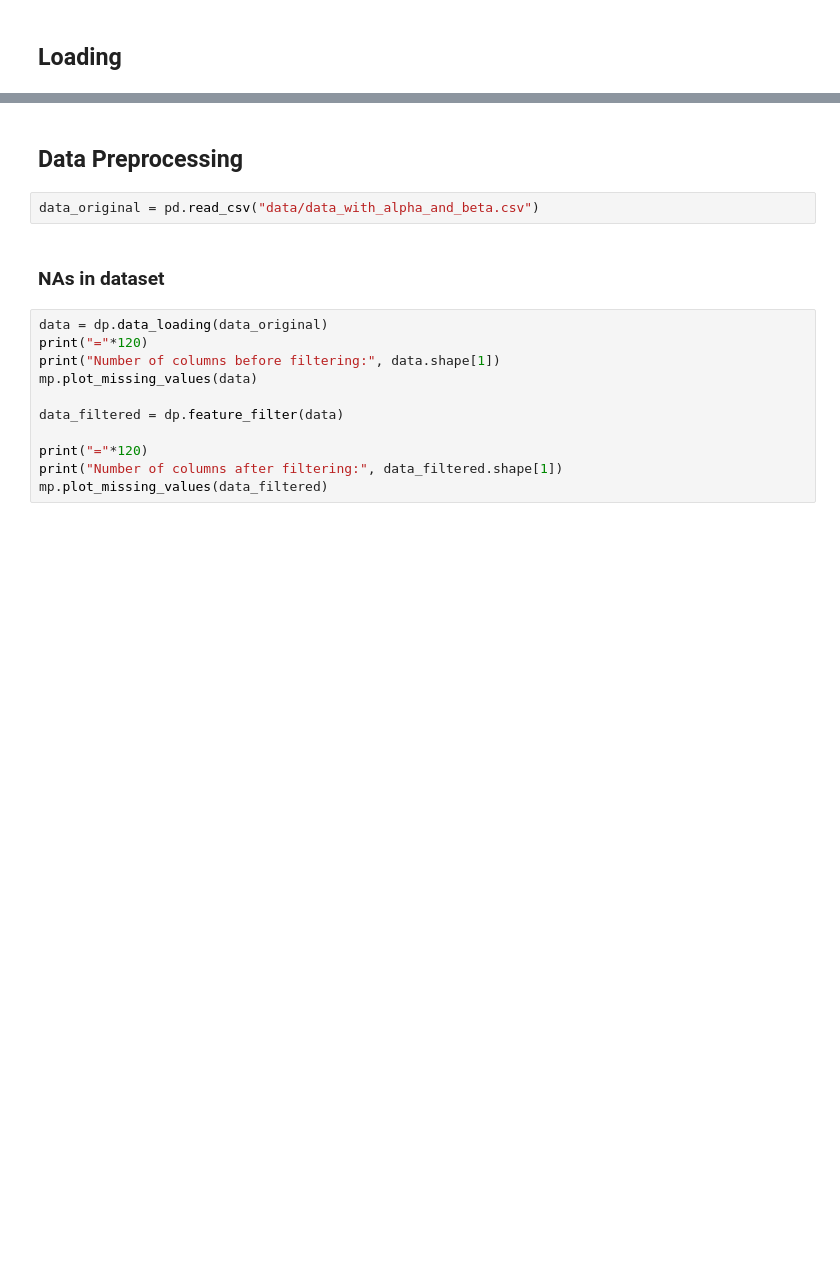
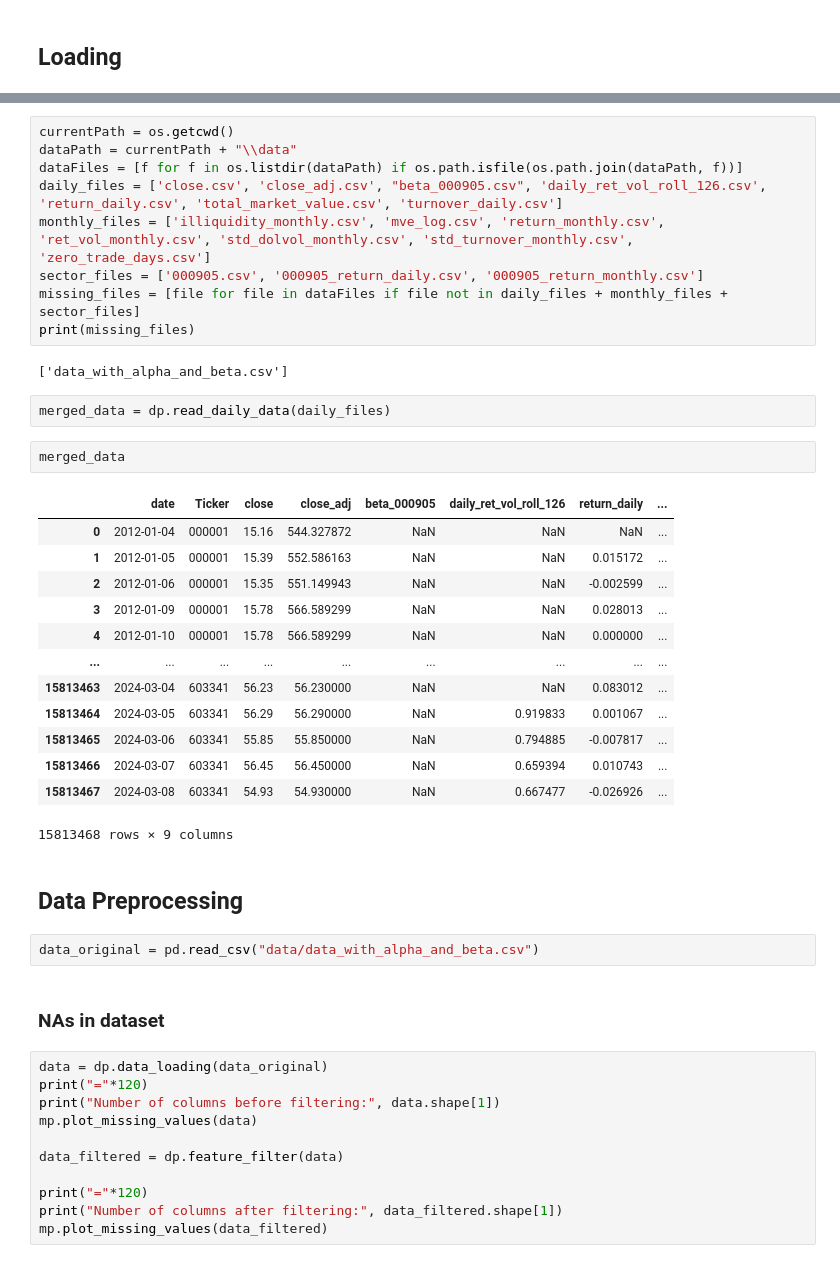
Before and after one commit to howie-zeng/Chinese-Stock-Market-Analysis--Long-Term-Trends, a Jupyter notebook: test.ipynb, the cells around one changed output, grey strips where cells are left out. Drawn from its saved outputs; the diff is of its cells as text; blank space fills up the shorter version.

Commit message:
update data reading functions

```diff
--- a/test.ipynb
+++ b/test.ipynb
@@ -29,3 +28,32 @@ default_max_rows = pd.get_option('display.max_rows')
+# %%
+currentPath = os.getcwd()
+dataPath = currentPath + "\\data"
+dataFiles = [f for f in os.listdir(dataPath) if os.path.isfile(os.path.join(dataPath, f))]
+daily_files = ['close.csv', 'close_adj.csv', "beta_000905.csv", 'daily_ret_vol_roll_126.csv', 'return_daily.csv', 'total_market_value.csv', 'turnover_daily.csv']
+monthly_files = ['illiquidity_monthly.csv', 'mve_log.csv', 'return_monthly.csv', 'ret_vol_monthly.csv', 'std_dolvol_monthly.csv', 'std_turnover_monthly.csv', 'zero_trade_days.csv']
+sector_files = ['000905.csv', '000905_return_daily.csv', '000905_return_monthly.csv']
+missing_files = [file for file in dataFiles if file not in daily_files + monthly_files + sector_files]
+print(missing_files)
+# %% [output]
+['data_with_alpha_and_beta.csv']
+# %%
+merged_data = dp.read_daily_data(daily_files)
+# %%
+merged_data
+# %% [output]
+|  | date | Ticker | close | close_adj | beta_000905 | daily_ret_vol_roll_126 | return_daily | ... |
+| 0 | 2012-01-04 | 000001 | 15.16 | 544.327872 | NaN | NaN | NaN | ... |
+| 1 | 2012-01-05 | 000001 | 15.39 | 552.586163 | NaN | NaN | 0.015172 | ... |
+| 2 | 2012-01-06 | 000001 | 15.35 | 551.149943 | NaN | NaN | -0.002599 | ... |
+| 3 | 2012-01-09 | 000001 | 15.78 | 566.589299 | NaN | NaN | 0.028013 | ... |
+| 4 | 2012-01-10 | 000001 | 15.78 | 566.589299 | NaN | NaN | 0.000000 | ... |
+| ... | ... | ... | ... | ... | ... | ... | ... | ... |
+| 15813463 | 2024-03-04 | 603341 | 56.23 | 56.230000 | NaN | NaN | 0.083012 | ... |
+| 15813464 | 2024-03-05 | 603341 | 56.29 | 56.290000 | NaN | 0.919833 | 0.001067 | ... |
+| 15813465 | 2024-03-06 | 603341 | 55.85 | 55.850000 | NaN | 0.794885 | -0.007817 | ... |
+| 15813466 | 2024-03-07 | 603341 | 56.45 | 56.450000 | NaN | 0.659394 | 0.010743 | ... |
+| 15813467 | 2024-03-08 | 603341 | 54.93 | 54.930000 | NaN | 0.667477 | -0.026926 | ... |
+15813468 rows × 9 columns
 # %% [markdown]
 ## Data Preprocessing
 # %%
```
Also changed, not shown: parts of 1 cell of this notebook, 1 other file.
